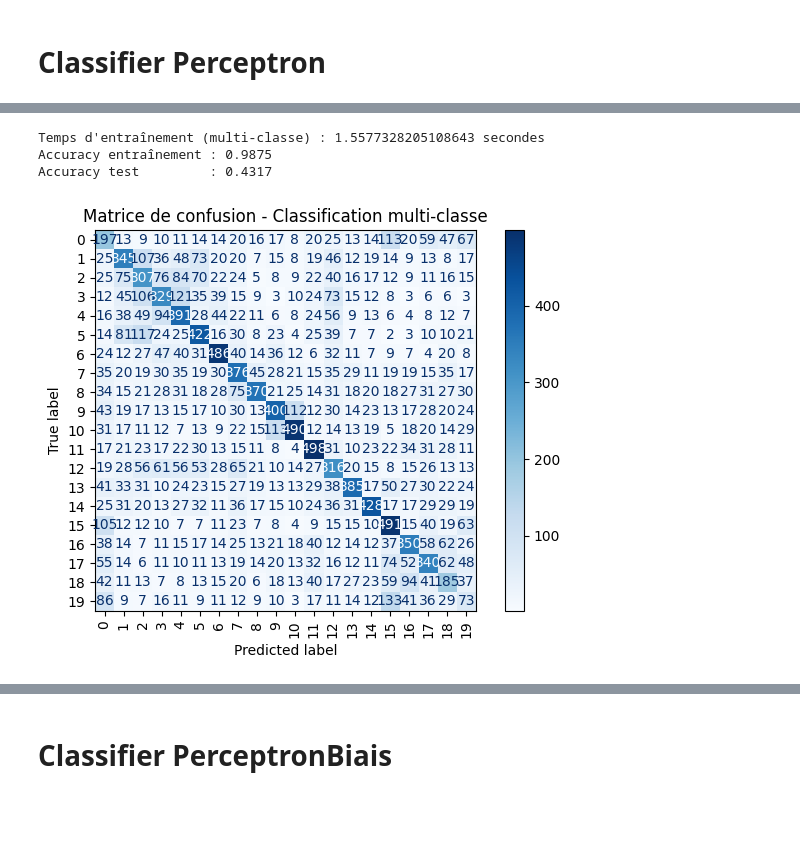
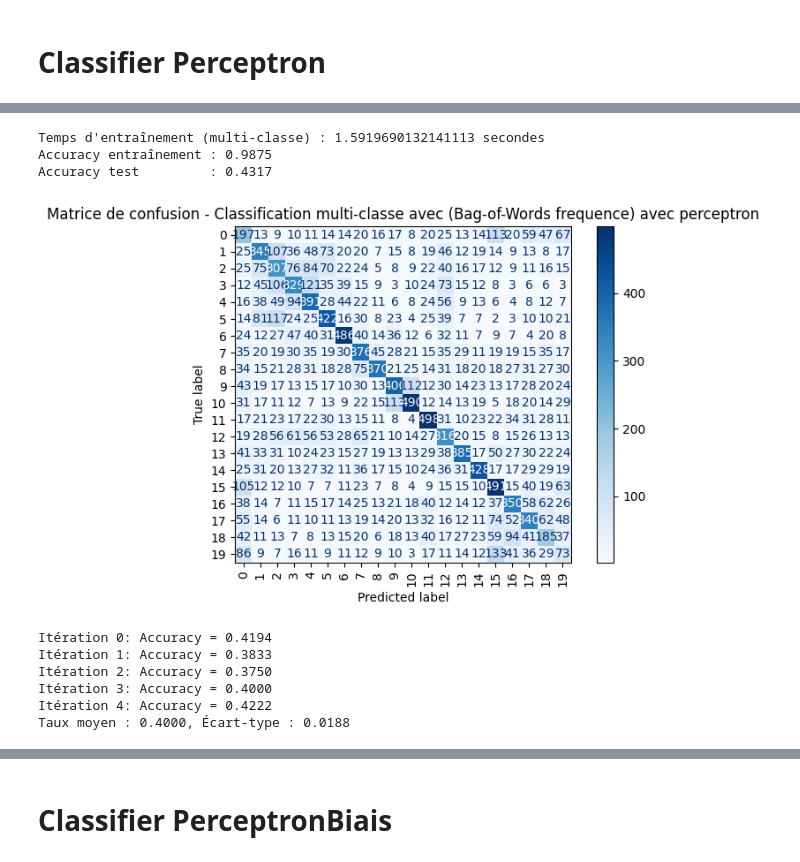
Before and after one commit to Antoine1903/Projets_Sorbonne_Universite, a Jupyter notebook: LU3IN026/miniprojet/projet_Zhang_Lecomte.ipynb, the cells around one changed output, grey strips where cells are left out. Drawn from its saved outputs; the diff is of its cells as text; code cells hidden in the pictures; blank space fills up the shorter version.

```diff
--- a/LU3IN026/miniprojet/projet_Zhang_Lecomte.ipynb
+++ b/LU3IN026/miniprojet/projet_Zhang_Lecomte.ipynb
@@ -1128,10 +1132,14 @@ Itération 3: Accuracy = 0.4111
 Itération 4: Accuracy = 0.4083
 Taux moyen : 0.4139, Écart-type : 0.0095
 # %%
+# =================================================================
+# Classification multi-classe avec (Bag-of-Words frequence) avec perceptron - Version 3
+# =================================================================
+
 # ---------------------------
 # Paramètres du test
 # ---------------------------
-mode_vectorisation = "freq"   # "binary", "count", "tf", "tfidf"
+mode_vectorisation = "freq"   # "binary", "count", "freq", "tfidf"(fonction bag_of_words_tfidf_manual)
 learning_rate = 0.01
 N = 100                         # Nombre d'itérations pour le perceptron
 nb_folds = 5
@@ -1191,36 +1199,42 @@ print(f"Accuracy test         : {acc_test:.4f}")
 cm = confusion_matrix(y_test_multi, y_test_pred)
 disp = ConfusionMatrixDisplay(confusion_matrix=cm)
 disp.plot(cmap="Blues", xticks_rotation=90)
-plt.title("Matrice de confusion - Classification multi-classe")
+plt.title("Matrice de confusion - Classification multi-classe avec (Bag-of-Words frequence) avec perceptron")
 plt.grid(False)
 plt.tight_layout()
 plt.show()
 
 # ---------------------------
 # Validation croisée (sur train)
 # ---------------------------
 
 # Pour validation croisée, on réinitialise un modèle neuf
 def create_new_oaa():
     base = classif.ClassifierPerceptron(input_dimension=X_train.shape[1], learning_rate=learning_rate)
     return classif.ClassifierMultiOAA(base)
 
 perf = []
 for i in range(nb_folds):
     Xapp, Yapp, Xtest, Ytest = ev.crossval_strat(X_train, y_train_multi, nb_folds, i)
     clf = create_new_oaa()
     clf.train(Xapp, Yapp)
     Y_pred = np.array([clf.predict(x) for x in Xtest])
     acc = np.mean(Y_pred == Ytest)
     print(f"Itération {i}: Accuracy = {acc:.4f}")
     perf.append(acc)
 
 moyenne = np.mean(perf)
 ecart_type = np.std(perf)
 print(f"Taux moyen : {moyenne:.4f}, Écart-type : {ecart_type:.4f}")
 # %% [output]
-Temps d'entraînement (multi-classe) : 1.5577328205108643 secondes
+Temps d'entraînement (multi-classe) : 1.5919690132141113 secondes
 Accuracy entraînement : 0.9875
 Accuracy test         : 0.4317
-[figure, old version]
+[figure, new version]
+Itération 0: Accuracy = 0.4194
+Itération 1: Accuracy = 0.3833
+Itération 2: Accuracy = 0.3750
+Itération 3: Accuracy = 0.4000
+Itération 4: Accuracy = 0.4222
+Taux moyen : 0.4000, Écart-type : 0.0188
 # %%
```
Also changed, not shown: parts of 20 cells of this notebook.
